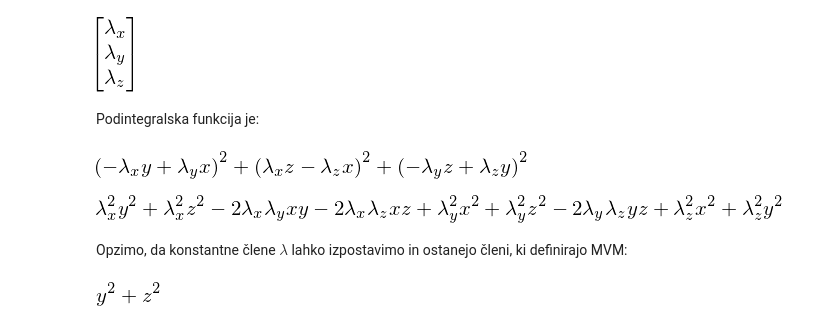
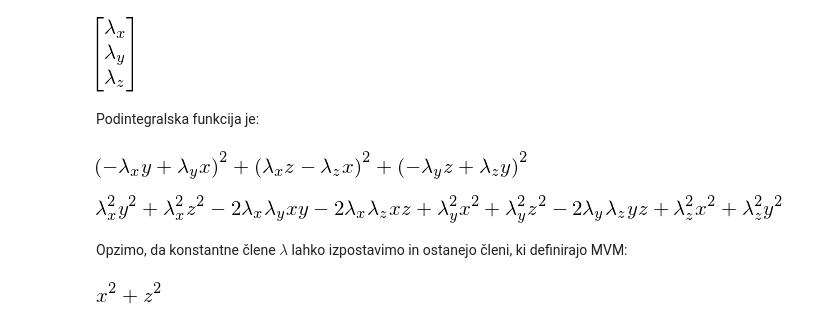
Before and after one commit to jankoslavic/TM2, a Jupyter notebook: 02 - Kinetika togega telesa.ipynb, the cells around one changed output. Drawn from its saved outputs; the diff is of its cells as text; code cells hidden in the pictures.

```diff
--- a/04 - Kinetika togega telesa.ipynb
+++ b/02 - Kinetika togega telesa.ipynb
@@ -246,6 +246,6 @@ tmp2
 # %% [markdown]
 Opzimo, da konstantne člene $\lambda$ lahko izpostavimo in ostanejo členi, ki definirajo MVM:
 # %%
-tmp2.coeff(Lx**2)
+tmp2.coeff(Ly**2)
 # %% [output]
-[figure, old version]
+[figure, new version]
```
Also changed, not shown: 1 other file.
